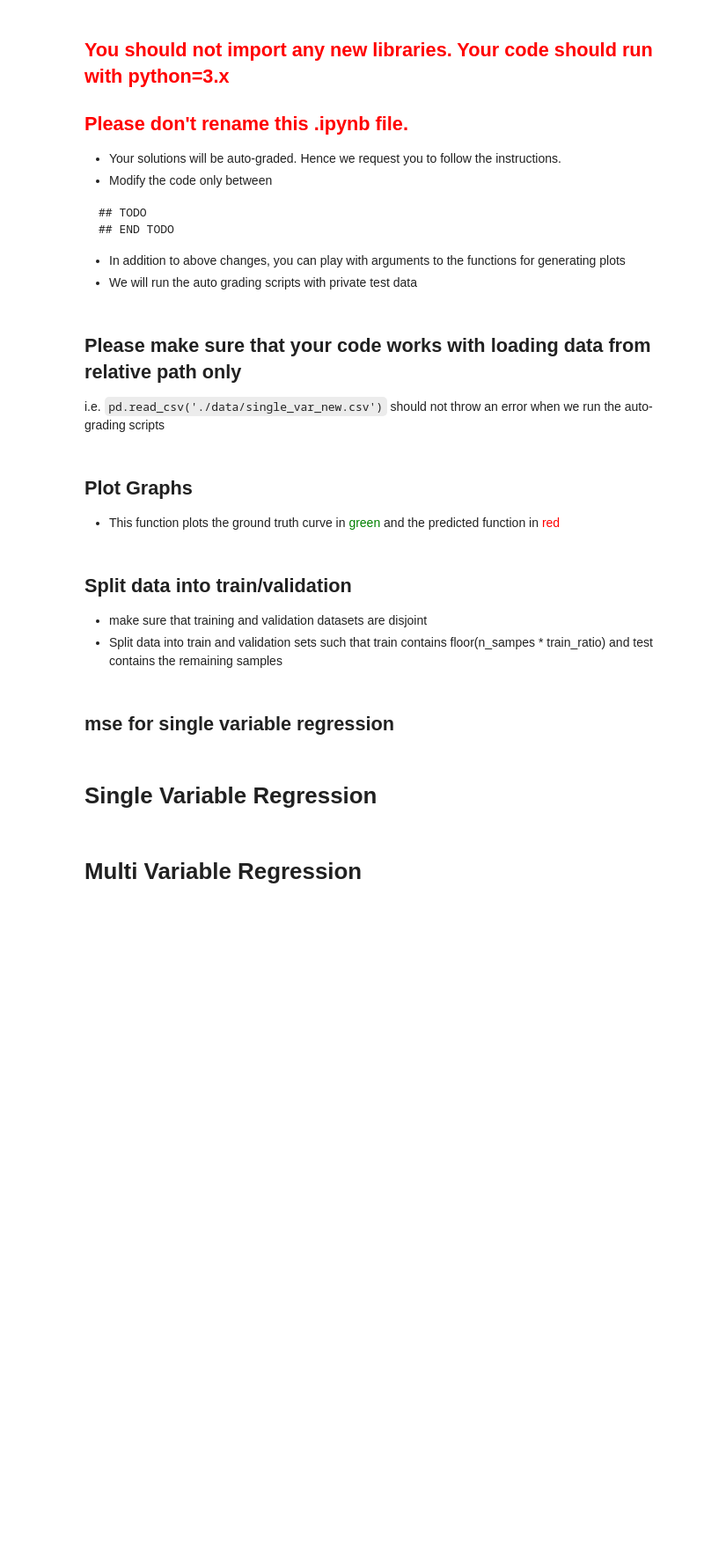
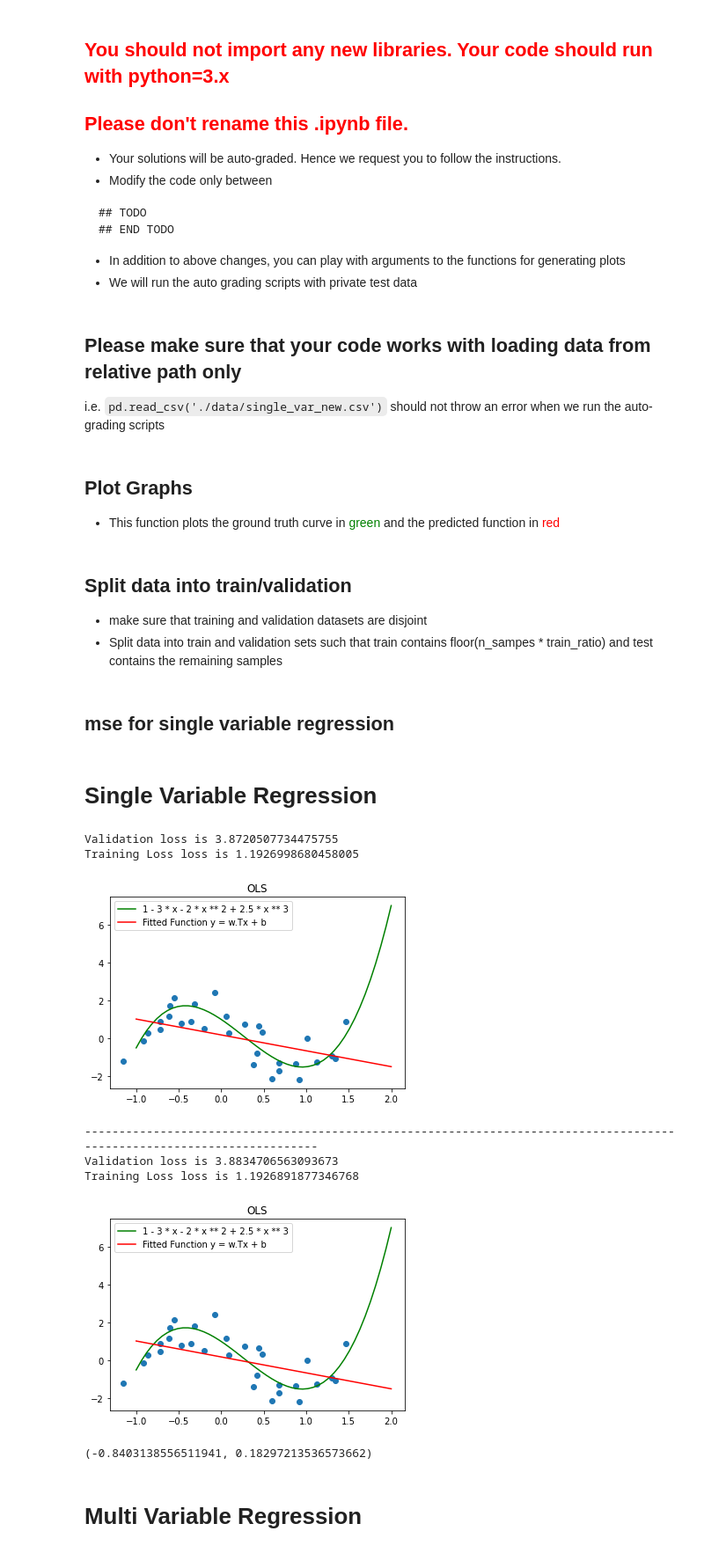
Before and after one commit to Aakriti28/ML-Lab, a Jupyter notebook: Lab1-rollno/assignment_1.ipynb, the cells around one changed output. Shown: that part at 88% size. Cells and saved outputs as stored; diff of their text form; code cells hidden in the pictures; blank space fills up the shorter version.

```diff
--- a/Lab1-rollno/assignment_1.ipynb
+++ b/Lab1-rollno/assignment_1.ipynb
@@ -93,7 +93,16 @@ def split_data(X, Y, train_ratio=0.6):
     '''
 
     ## TODO
-
+    split_val = int(len(Y)*train_ratio)
+    rng = np.random.default_rng(seed=420)
+    arr = np.arange(len(Y))
+    rng.shuffle(arr)
+    X = X[arr]
+    Y = Y[arr]
+    X_train = X[:split_val]
+    Y_train = Y[:split_val]
+    X_val = X[split_val+1:]
+    Y_val = Y[split_val+1:]
 
 
     ## END TODO
@@ -115,7 +124,7 @@ def mse_single_var(X, Y, w, b):
 
     ## TODO
 
-
+    mse = np.mean(np.square(w*X + b - Y))
 
     ## END TODO
 
@@ -180,6 +192,13 @@ def singlevar_grad(X_train, Y_train, X_val, Y_val, epochs=100, lr=1e-3):
 
     ## TODO
 
+    n = len(Y_train)
+    for i in range(epochs):
+        y_pred = w*X_train + b
+        dw = 2*(np.matmul((y_pred - Y_train), X_train))/n
+        db = 2*np.sum(y_pred - Y_train)/n
+        w -= lr*dw
+        b -= lr*db
 
     ## END TODO
 
@@ -208,7 +227,11 @@ def singlevar_closedform(X_train, Y_train, X_val, Y_val):
 
     ## TODO
 
-
+    X = X_train.reshape(X_train.shape[0], 1)
+    X = np.hstack((X, np.ones((X_train.shape[0], 1), dtype=X_train.dtype)))
+    w_b = np.dot(inv(np.dot(X.T, X)), np.dot(X.T, Y_train))
+    w = w_b[0]
+    b = w_b[-1]
 
     ## END TODO
 
@@ -222,11 +245,20 @@ def singlevar_closedform(X_train, Y_train, X_val, Y_val):
 # %%
 X_train, Y_train, X_val, Y_val = split_data(X_single, Y_single, train_ratio=0.6)
 
-singlevar_grad(X_train, Y_train, X_val, Y_val)
+singlevar_grad(X_train, Y_train, X_val, Y_val, epochs=500, lr=0.01)
 
 print('----'*30)
 
 singlevar_closedform(X_train, Y_train, X_val, Y_val)
+# %% [output]
+Validation loss is 3.8720507734475755
+Training Loss loss is 1.1926998680458005
+[figure, added]
+------------------------------------------------------------------------------------------------------------------------
+Validation loss is 3.8834706563093673
+Training Loss loss is 1.1926891877346768
+[figure, added]
+(-0.8403138556511941, 0.18297213536573662)
 # %% [markdown]
 # Multi Variable Regression
 # %%
```
Also changed, not shown: parts of 8 cells of this notebook, 7 other files.
